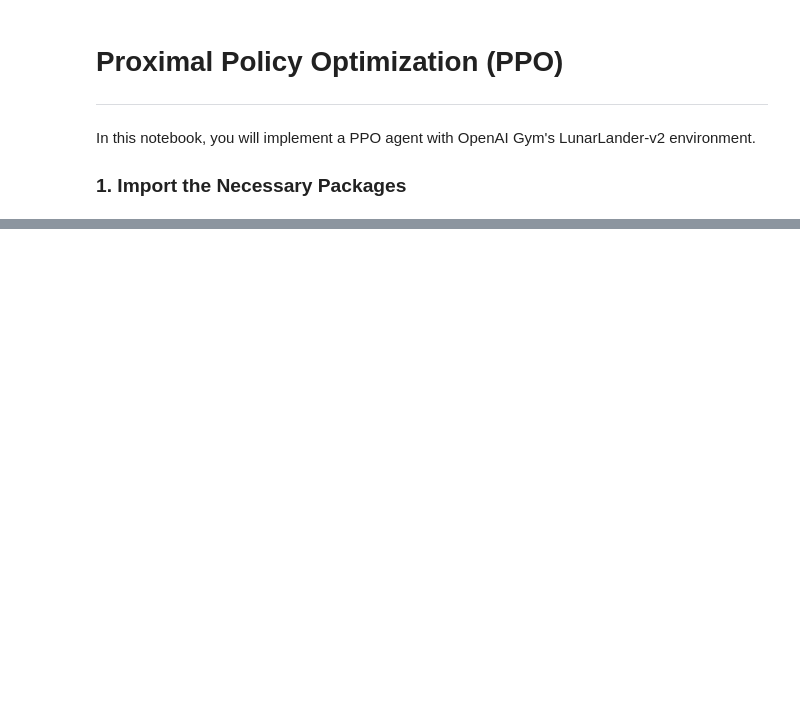
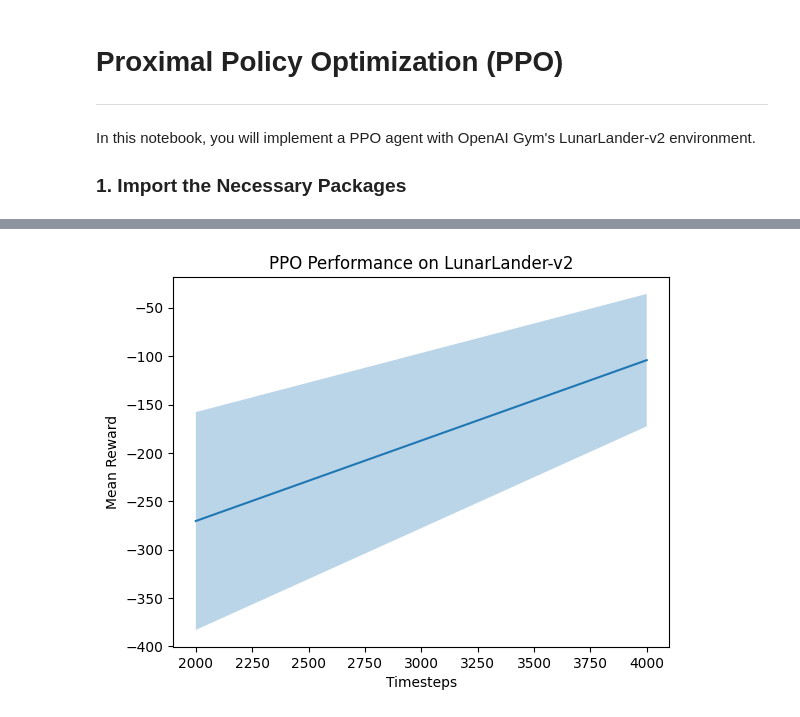
Before and after one commit to kuds/rl-lunar-lander, a Jupyter notebook: [Lunar Lander] Proximal Policy Optimization (PPO).ipynb, the cells around one changed output, grey strips where cells are left out. Saved outputs shown, nothing was run; the diff lists cells and outputs as text; code cells hidden in the pictures; blank space fills up the shorter version.

```diff
--- a/[Lunar Lander] Proximal Policy Optimization (PPO).ipynb
+++ b/[Lunar Lander] Proximal Policy Optimization (PPO).ipynb
@@ -123,20 +246,22 @@ env.close()
 # %%
 # Load the evaluations.npz file
-data = numpy.load('./logs/evaluations.npz')
+data = numpy.load('./logs_con/evaluations.npz')
 
 # Extract the relevant data
 timesteps = data['timesteps']
 results = data['results']
 
 # Calculate the mean and standard deviation of the results
 mean_results = numpy.mean(results, axis=1)
 std_results = numpy.std(results, axis=1)
 
 # Plot the results
 matplotlib.pyplot.figure()
 matplotlib.pyplot.plot(timesteps, mean_results)
 matplotlib.pyplot.fill_between(timesteps, mean_results - std_results, mean_results + std_results, alpha=0.3)
 matplotlib.pyplot.xlabel('Timesteps')
 matplotlib.pyplot.ylabel('Mean Reward')
 matplotlib.pyplot.title('PPO Performance on LunarLander-v2')
 matplotlib.pyplot.show()
+# %% [output]
+[figure, added]
```
Also changed, not shown: parts of 11 cells of this notebook.
